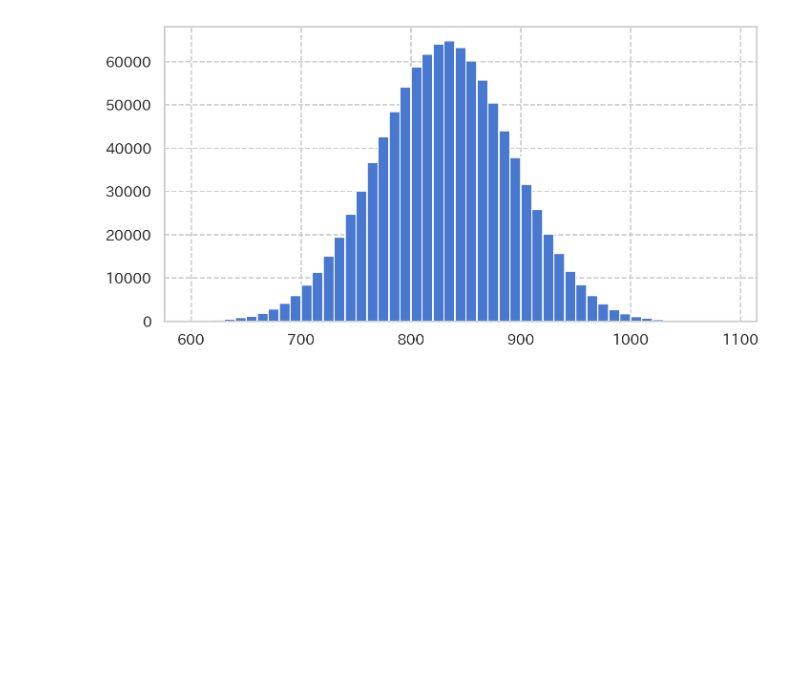
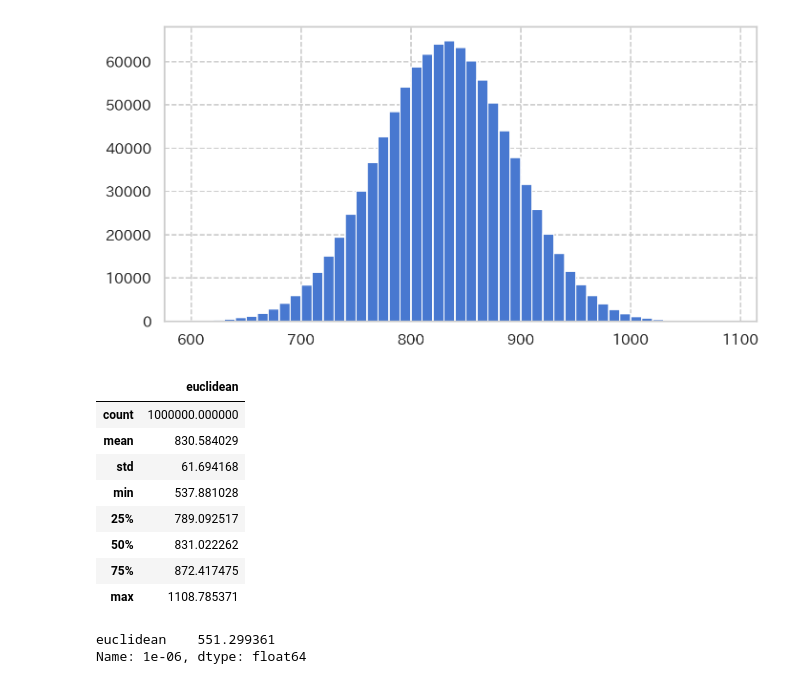
Before and after one commit to smyskz/notebook, a Jupyter notebook: euclidean.ipynb, the cells around one changed output. Saved outputs shown, nothing was run; the diff lists cells and outputs as text; code cells hidden in the pictures; blank space fills up the shorter version.

```diff
--- a/euclidean.ipynb
+++ b/euclidean.ipynb
@@ -72,3 +72,21 @@ plt.show
 # %% [output]
 <function matplotlib.pyplot.show(close=None, block=None)>
 [figure]
+# %%
+df = pd.DataFrame({"euclidean":result})
+df.describe()
+# %% [output]
+|  | euclidean |
+| count | 1000000.000000 |
+| mean | 830.584029 |
+| std | 61.694168 |
+| min | 537.881028 |
+| 25% | 789.092517 |
+| 50% | 831.022262 |
+| 75% | 872.417475 |
+| max | 1108.785371 |
+# %%
+df.quantile(1/1000/1000)
+# %% [output]
+euclidean    551.299361
+Name: 1e-06, dtype: float64
```
